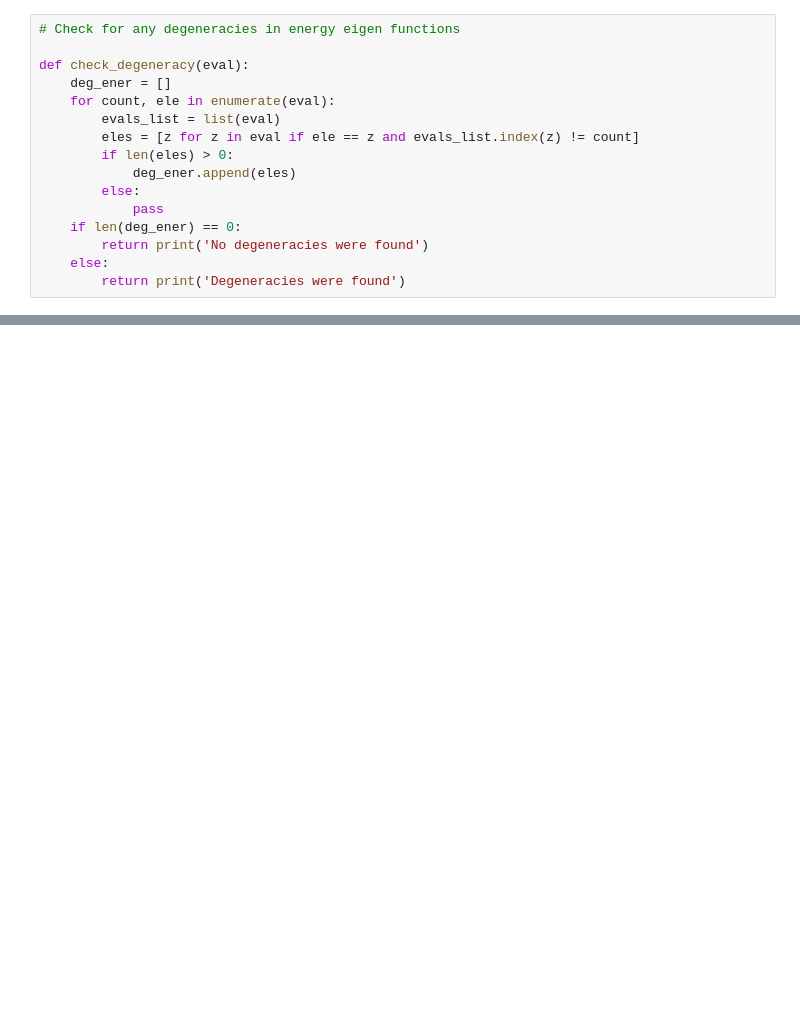
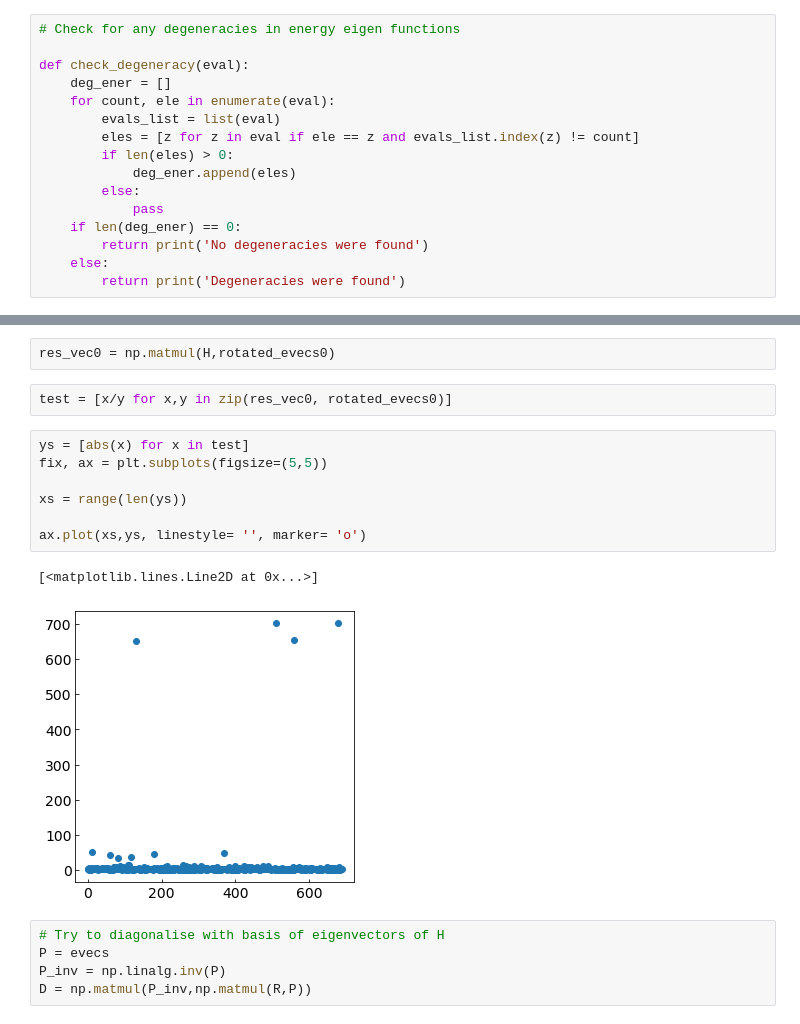
Before and after one commit to Kroghski/Bachelor, a Jupyter notebook: Code/AB_rotation.ipynb, the cells around one changed output, grey strips where cells are left out. Cells and saved outputs as stored; diff of their text form; blank space fills up the shorter version.

```diff
--- a/Code/AB_rotation.ipynb
+++ b/Code/AB_rotation.ipynb
@@ -475,0 +594,19 @@ def check_degeneracy(eval):
+# %%
+res_vec0 = np.matmul(H,rotated_evecs0)
+# %%
+test = [x/y for x,y in zip(res_vec0, rotated_evecs0)]
+# %%
+ys = [abs(x) for x in test]
+fix, ax = plt.subplots(figsize=(5,5))
+
+xs = range(len(ys))
+
+ax.plot(xs,ys, linestyle= '', marker= 'o')
+# %% [output]
+[<matplotlib.lines.Line2D at 0x...>]
+[figure, added]
+# %%
+# Try to diagonalise with basis of eigenvectors of H
+P = evecs
+P_inv = np.linalg.inv(P)
+D = np.matmul(P_inv,np.matmul(R,P))
```
Also changed, not shown: parts of 13 cells of this notebook, 2 other files.
